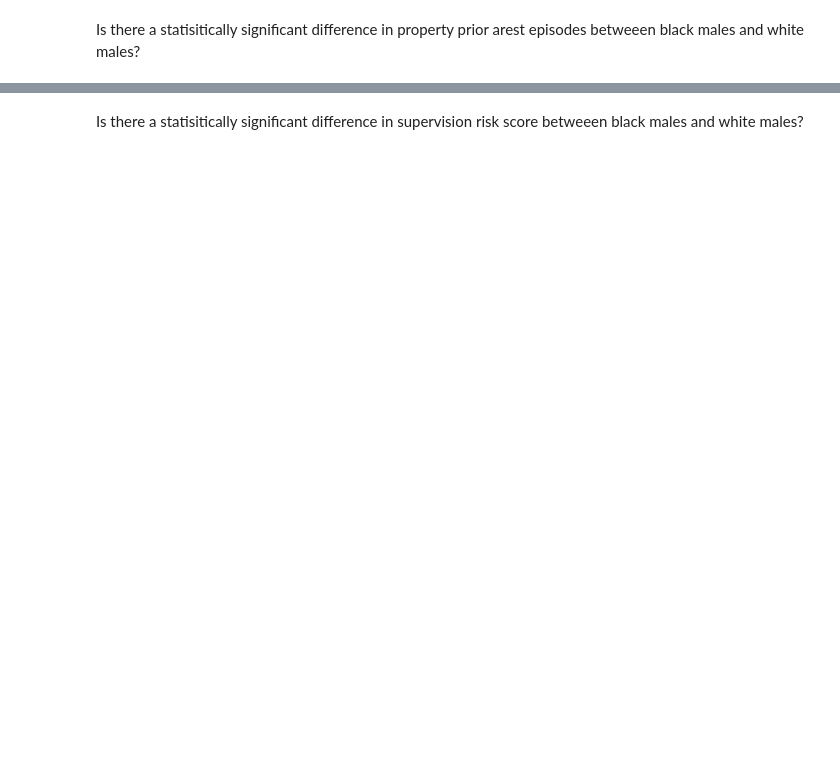
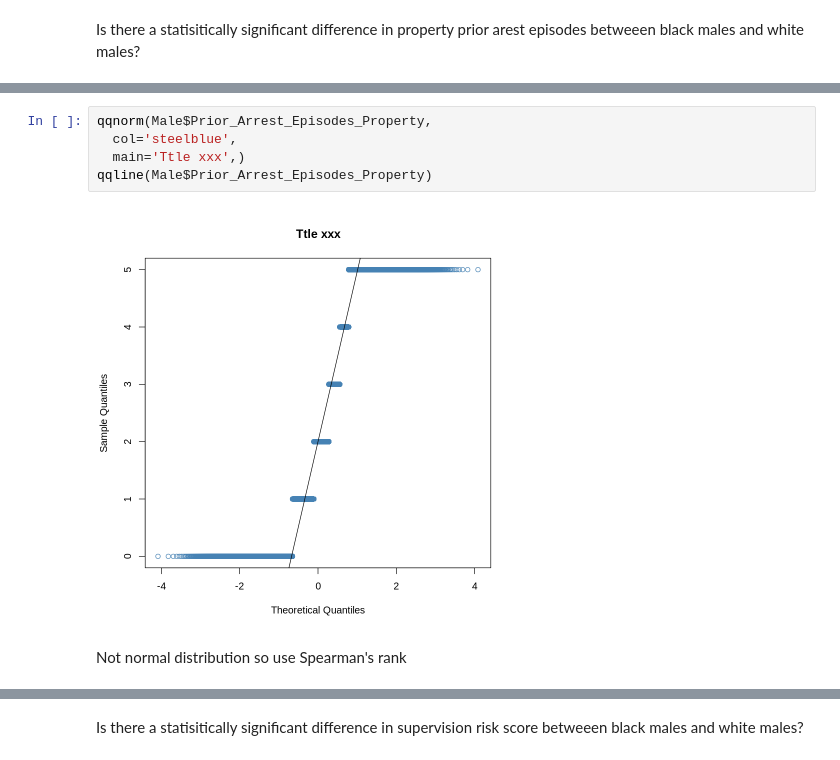
Before and after one commit to feaviolp/msc-project, a Jupyter notebook: NIJ statistics.ipynb, the cells around one changed output, grey strips where cells are left out. Drawn from its saved outputs; the diff is of its cells as text; blank space fills up the shorter version.

```diff
--- a/NIJ statistics.ipynb
+++ b/NIJ statistics.ipynb
@@ -373,0 +422,9 @@ Is there a statisitically significant difference in property prior arest episode
+# %%
+qqnorm(Male$Prior_Arrest_Episodes_Property,
+  col='steelblue',
+  main='Ttle xxx',)
+qqline(Male$Prior_Arrest_Episodes_Property)
+# %% [output]
+[figure, added]
+# %% [markdown]
+Not normal distribution so use Spearman's rank
```
Also changed, not shown: parts of 23 cells of this notebook.
